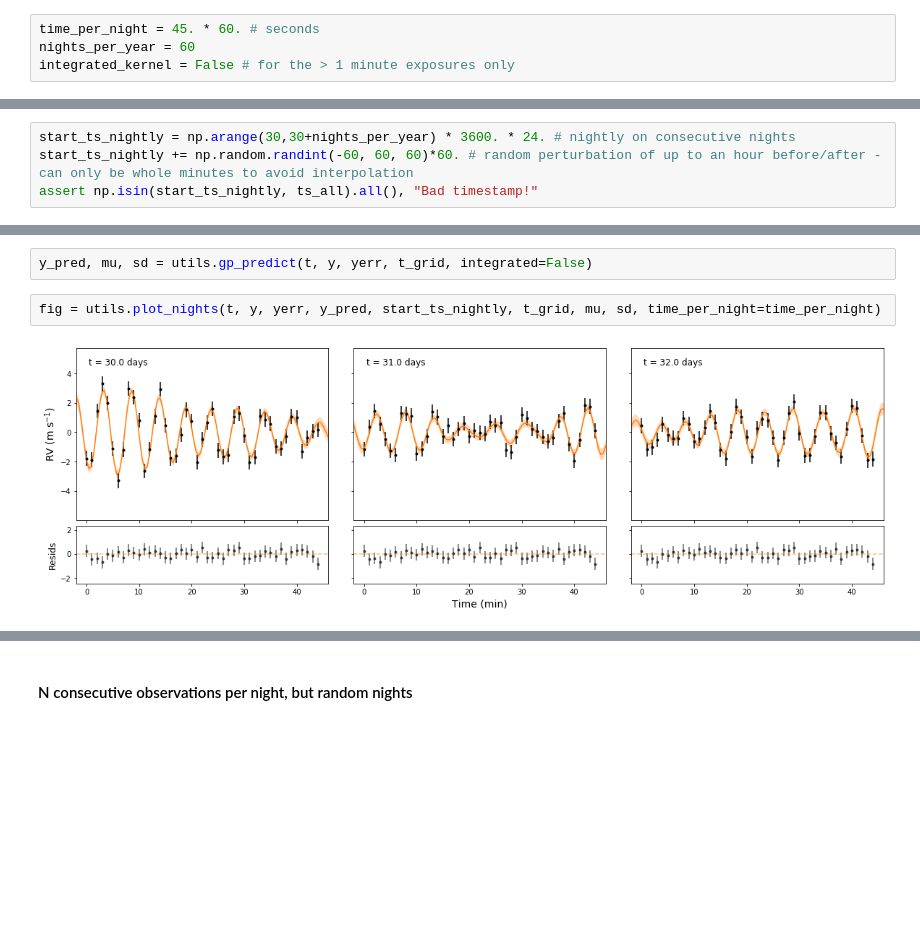
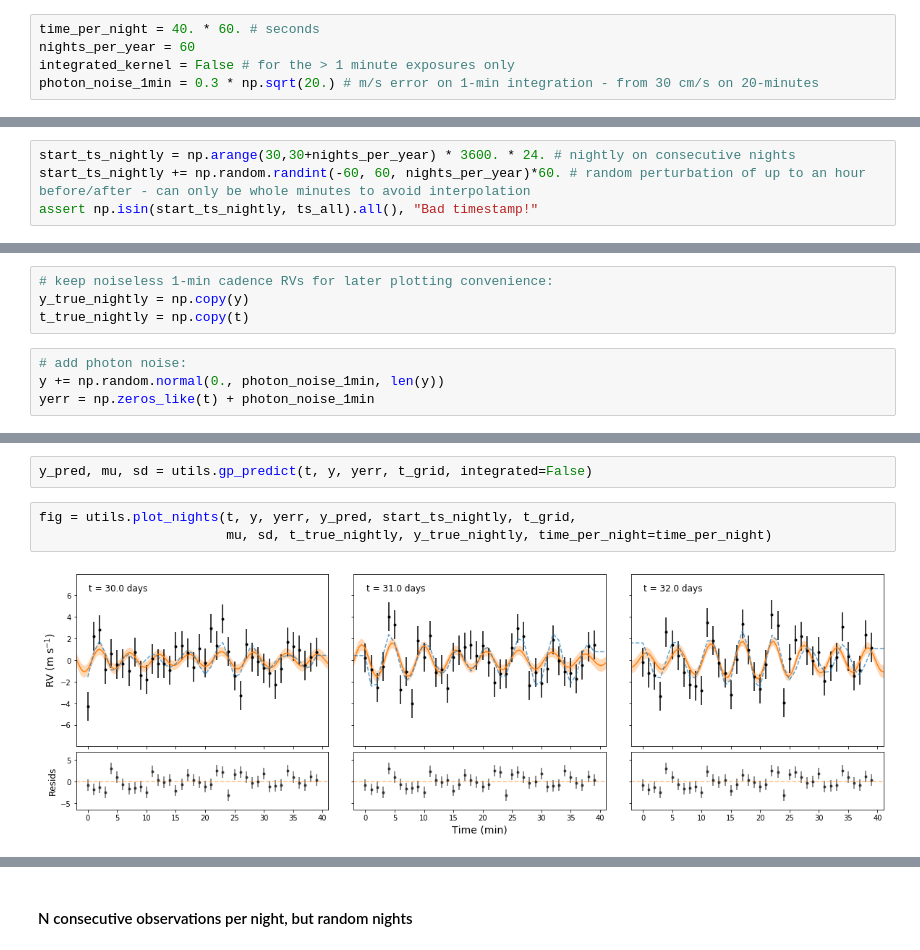
Before and after one commit to megbedell/pmodes, a Jupyter notebook: experiments/03-realistic-observing.ipynb, the cells around one changed output, grey strips where cells are left out. Drawn from its saved outputs; the diff is of its cells as text; blank space fills up the shorter version.

```diff
--- a/experiments/03-realistic-observing.ipynb
+++ b/experiments/03-realistic-observing.ipynb
@@ -30,4 +28,5 @@ rvs_all += np.random.normal(0., rv_noise_amp, len(rvs_all)) # photon noise - 1 m
 # %%
-time_per_night = 45. * 60. # seconds
+time_per_night = 40. * 60. # seconds
 nights_per_year = 60
 integrated_kernel = False # for the > 1 minute exposures only
+photon_noise_1min = 0.3 * np.sqrt(20.) # m/s error on 1-min integration - from 30 cm/s on 20-minutes
@@ -35,7 +38,7 @@ integrated_kernel = False # for the > 1 minute exposures only
 #### observe for N consecutive 1-min integrations every night
 # %%
 start_ts_nightly = np.arange(30,30+nights_per_year) * 3600. * 24. # nightly on consecutive nights
-start_ts_nightly += np.random.randint(-60, 60, 60)*60. # random perturbation of up to an hour before/after - can only be whole minutes to avoid interpolation
+start_ts_nightly += np.random.randint(-60, 60, nights_per_year)*60. # random perturbation of up to an hour before/after - can only be whole minutes to avoid interpolation
 assert np.isin(start_ts_nightly, ts_all).all(), "Bad timestamp!"
 # %%
 exp_time = 1. * 60. # seconds per exposure
@@ -46,3 +48,11 @@ yerr = np.zeros_like(t) + rv_noise_amp
+# %%
+# keep noiseless 1-min cadence RVs for later plotting convenience:
+y_true_nightly = np.copy(y)
+t_true_nightly = np.copy(t)
+# %%
+# add photon noise:
+y += np.random.normal(0., photon_noise_1min, len(y))
+yerr = np.zeros_like(t) + photon_noise_1min
 # %%
 fig, ax = plt.subplots(1, 1, figsize=(18,4))
 ax.scatter(t, y, s=8);
@@ -56,8 +66,9 @@ print(map_soln)
 # %%
 y_pred, mu, sd = utils.gp_predict(t, y, yerr, t_grid, integrated=False)
 # %%
-fig = utils.plot_nights(t, y, yerr, y_pred, start_ts_nightly, t_grid, mu, sd, time_per_night=time_per_night)
+fig = utils.plot_nights(t, y, yerr, y_pred, start_ts_nightly, t_grid,
+                        mu, sd, t_true_nightly, y_true_nightly, time_per_night=time_per_night)
 # %% [output]
-[figure, old version]
+[figure, new version]
 # %%
 print("net RMS = {0:.2f} m/s".format(np.sqrt(np.sum((y - y_pred)**2/len(y)))))
```
Also changed, not shown: parts of 47 cells of this notebook, 1 other file.
